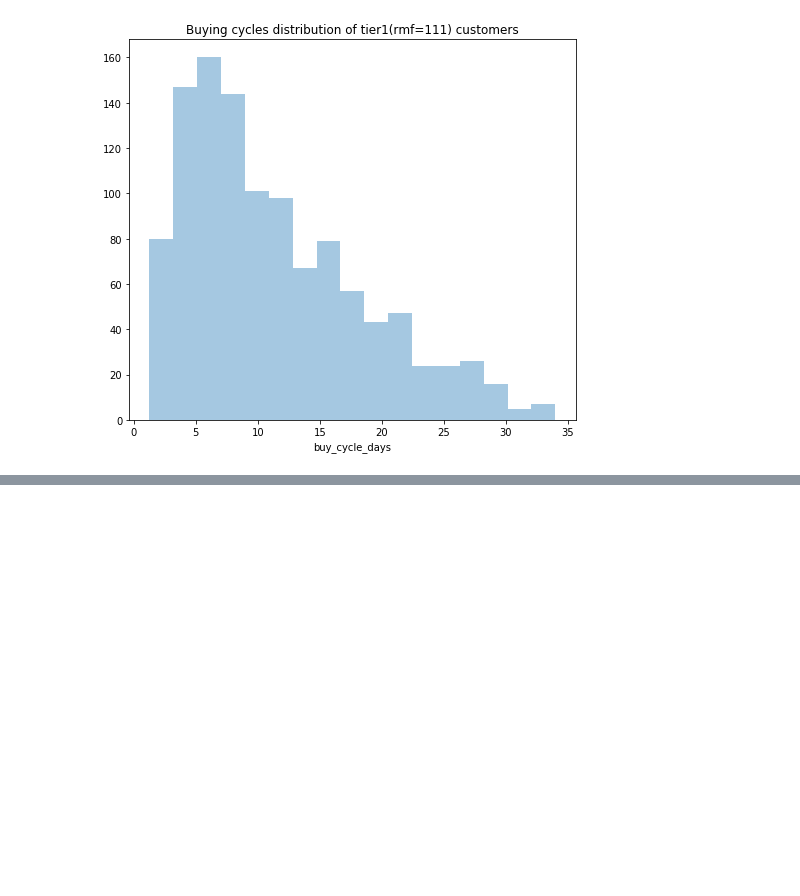
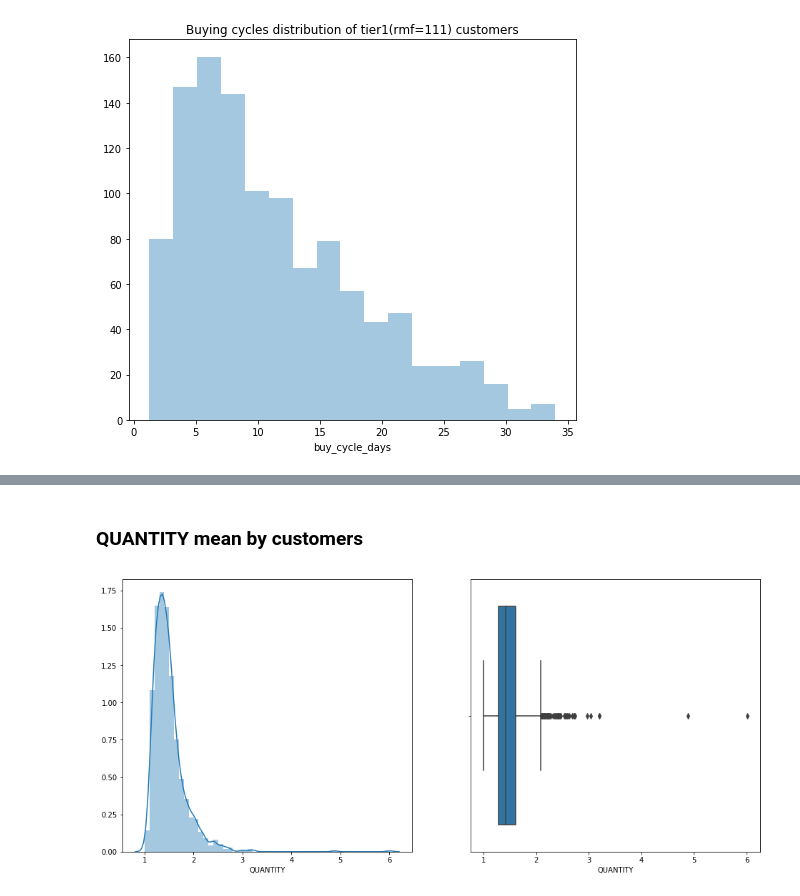
Before and after one commit to joei1994/ML-Projects, a Jupyter notebook: mini-projects/data-cafe-supermarket/customer_segmentation.ipynb, the cells around one changed output, grey strips where cells are left out. Cells and saved outputs as stored; diff of their text form; code cells hidden in the pictures; blank space fills up the shorter version.

```diff
--- a/mini-projects/data-cafe-supermarket/customer_segmentation.ipynb
+++ b/mini-projects/data-cafe-supermarket/customer_segmentation.ipynb
@@ -224,0 +239,13 @@ plt.show()
+# %% [markdown]
+### QUANTITY mean by customers
+# %%
+mean_quantity_by_customers = first_tier_customers.groupby('CUST_CODE', as_index=False)['QUANTITY'].mean()
+
+plt.figure(figsize=(16, 7))
+plt.subplot(121)
+sns.distplot(mean_quantity_by_customers['QUANTITY'])
+plt.subplot(122)
+sns.boxplot(mean_quantity_by_customers['QUANTITY'])
+plt.show()
+# %% [output]
+[figure, added]
```
Also changed, not shown: parts of 6 cells of this notebook.
